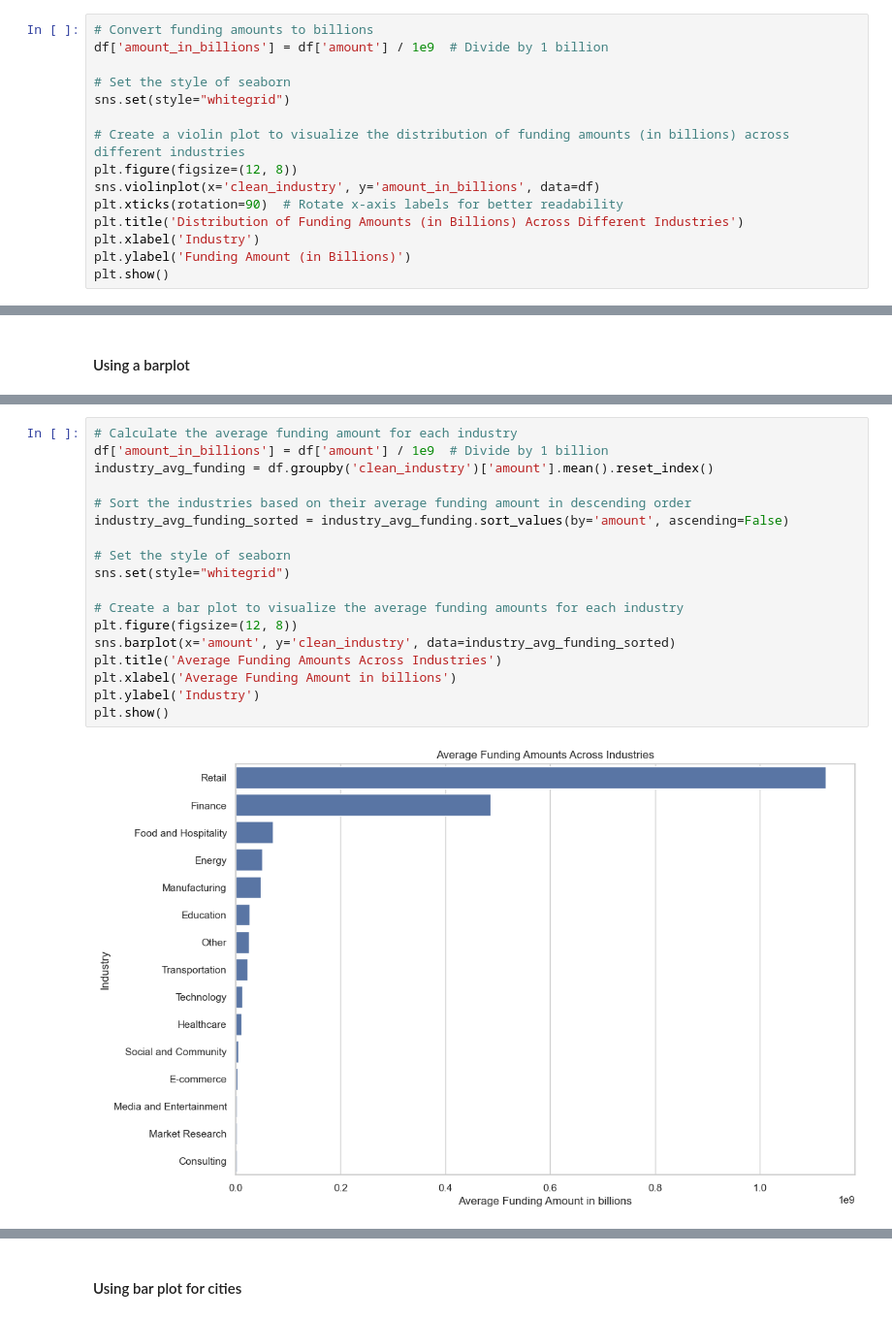
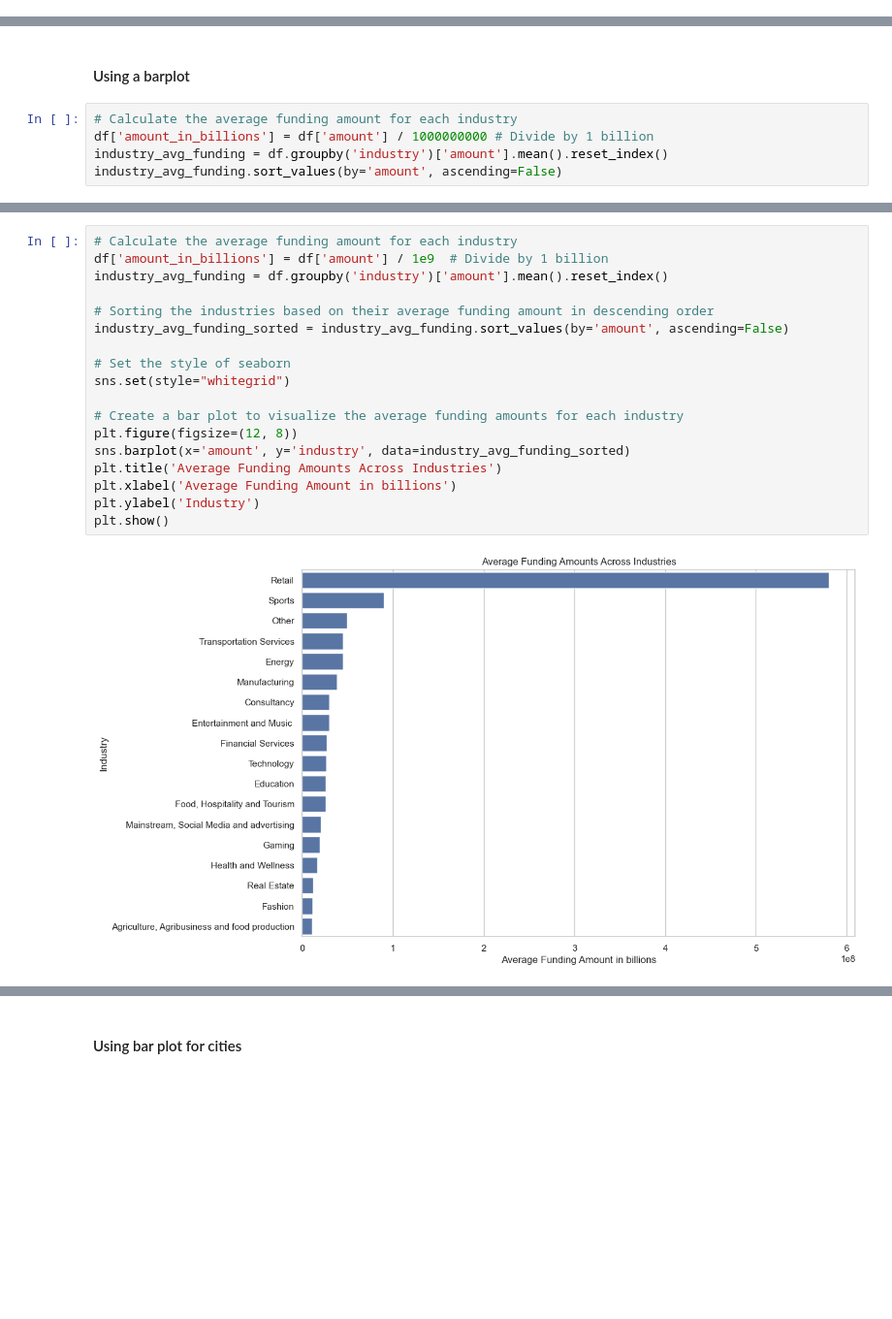
Before and after one commit to wamathaiwandeto/Indian-Startup-Ecosystem, a Jupyter notebook: project.ipynb, the cells around one changed output, grey strips where cells are left out. Shown at 97% size. Drawn from its saved outputs; the diff is of its cells as text; blank space fills up the shorter version.

```diff
--- a/project.ipynb
+++ b/project.ipynb
@@ -1397,18 +1415,3 @@ Here are observations based on the visualized data:
 - Diversification across industries is evident, with funding spread across various sectors such as Financial Services, Manufacturing, Education, and Health, among others. This diversification indicates a balanced investment strategy across different industry segments.
 # %% [markdown]
 #### Using a violin plot
-# %%
-# Convert funding amounts to billions
-df['amount_in_billions'] = df['amount'] / 1e9  # Divide by 1 billion
-
-# Set the style of seaborn
-sns.set(style="whitegrid")
-
-# Create a violin plot to visualize the distribution of funding amounts (in billions) across different industries
-plt.figure(figsize=(12, 8))
-sns.violinplot(x='clean_industry', y='amount_in_billions', data=df)
-plt.xticks(rotation=90)  # Rotate x-axis labels for better readability
-plt.title('Distribution of Funding Amounts (in Billions) Across Different Industries')
-plt.xlabel('Industry')
-plt.ylabel('Funding Amount (in Billions)')
-plt.show()
@@ -1448,2 +1514,7 @@ Question 3. Can we identify specific industries that tend to attract higher fund
 # %% [markdown]
 #### Using a barplot
+# %%
+# Calculate the average funding amount for each industry
+df['amount_in_billions'] = df['amount'] / 1000000000 # Divide by 1 billion
+industry_avg_funding = df.groupby('industry')['amount'].mean().reset_index()
+industry_avg_funding.sort_values(by='amount', ascending=False)
@@ -1450,20 +1539,20 @@ Question 3. Can we identify specific industries that tend to attract higher fund
 # %%
 # Calculate the average funding amount for each industry
 df['amount_in_billions'] = df['amount'] / 1e9  # Divide by 1 billion
-industry_avg_funding = df.groupby('clean_industry')['amount'].mean().reset_index()
+industry_avg_funding = df.groupby('industry')['amount'].mean().reset_index()
 
-# Sort the industries based on their average funding amount in descending order
+# Sorting the industries based on their average funding amount in descending order
 industry_avg_funding_sorted = industry_avg_funding.sort_values(by='amount', ascending=False)
 
 # Set the style of seaborn
 sns.set(style="whitegrid")
 
 # Create a bar plot to visualize the average funding amounts for each industry
 plt.figure(figsize=(12, 8))
-sns.barplot(x='amount', y='clean_industry', data=industry_avg_funding_sorted)
+sns.barplot(x='amount', y='industry', data=industry_avg_funding_sorted)
 plt.title('Average Funding Amounts Across Industries')
 plt.xlabel('Average Funding Amount in billions')
 plt.ylabel('Industry')
 plt.show()
 # %% [output]
-[figure, old version]
+[figure, new version]
```
Also changed, not shown: parts of 46 cells of this notebook.
